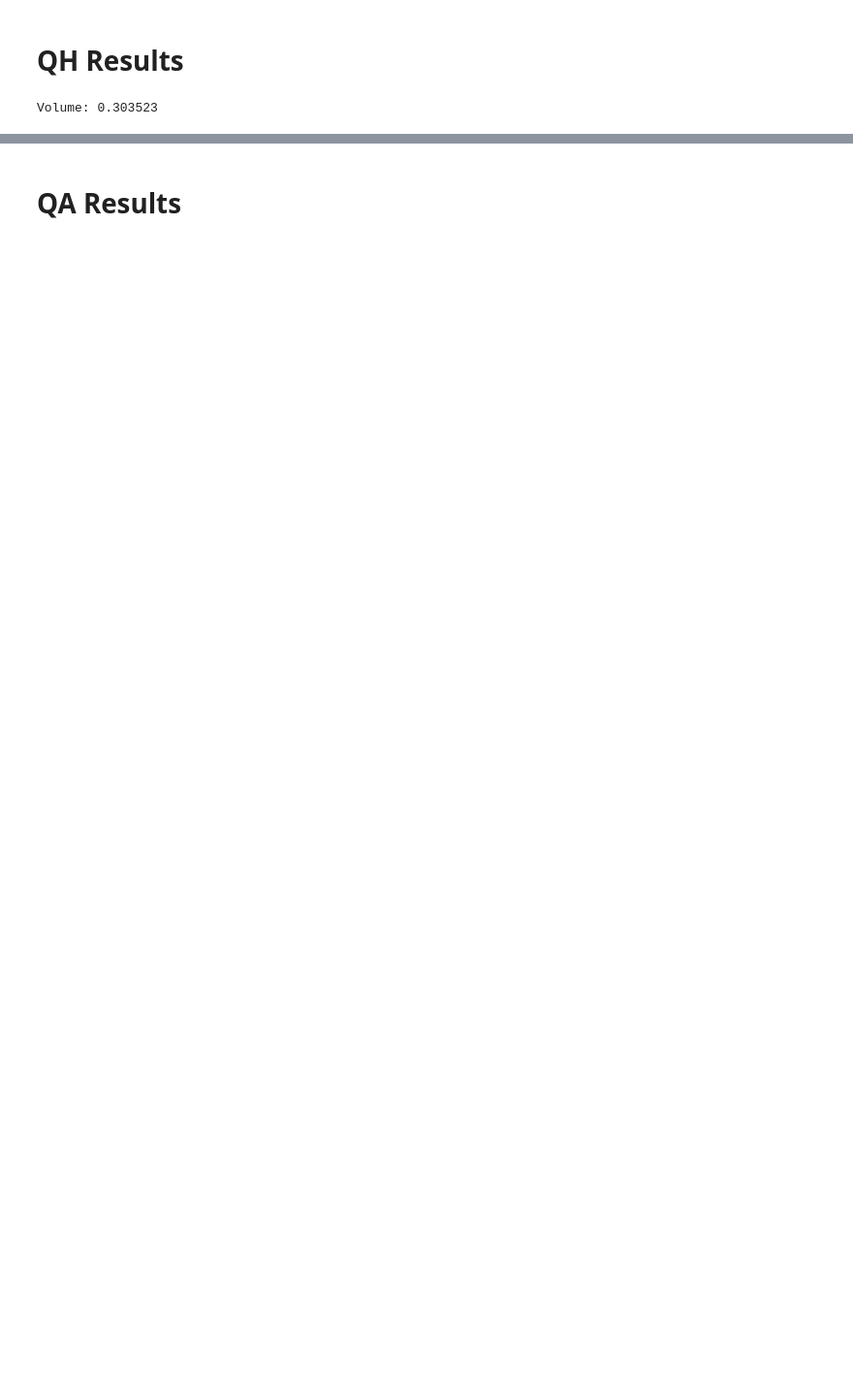
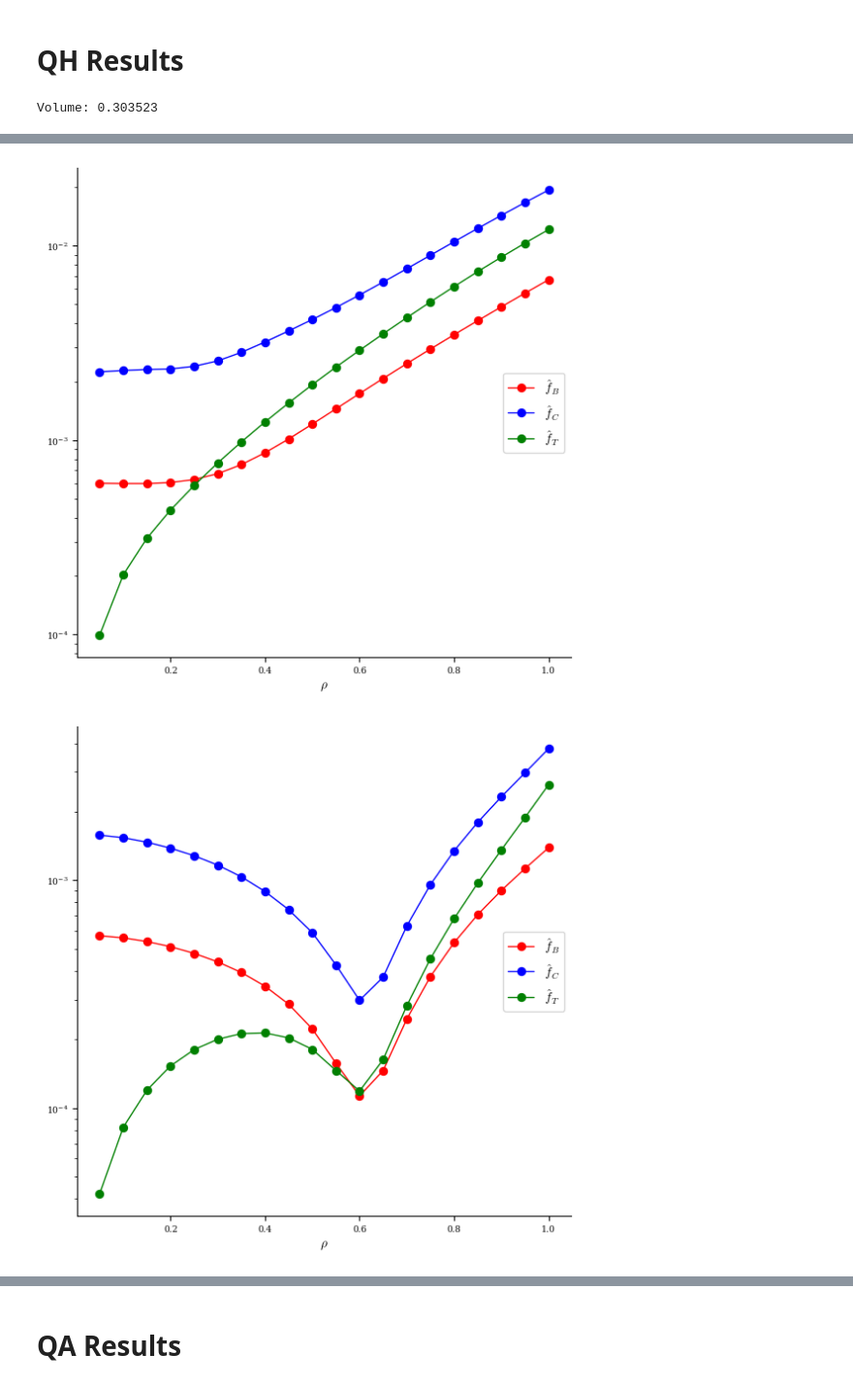
Before and after one commit to YigitElma/DEBUG-DESC, a Jupyter notebook: Poincare/PAPER_PLOTS/check-poincare-results.ipynb, the cells around one changed output, grey strips where cells are left out. Shown at 97% size. Cells and saved outputs as stored; diff of their text form; code cells hidden in the pictures; blank space fills up the shorter version.

```diff
--- a/Poincare/PAPER_PLOTS/check-poincare-results.ipynb
+++ b/Poincare/PAPER_PLOTS/check-poincare-results.ipynb
@@ -100,3 +102,9 @@ plot_boozer_surface(eqh, rho=rho);
+# %%
+plot_qs_error(eq, helicity=(1, eq.NFP))
+plot_qs_error(eqh, helicity=(1, eq.NFP));
+# %% [output]
+[figure, added]
+[figure, added]
 # %%
 rho = 100
 plot_boozer_modes(eq, helicity=(1, eq.NFP), rho=rho)
```
Also changed, not shown: parts of 20 cells of this notebook, 12 other files.
